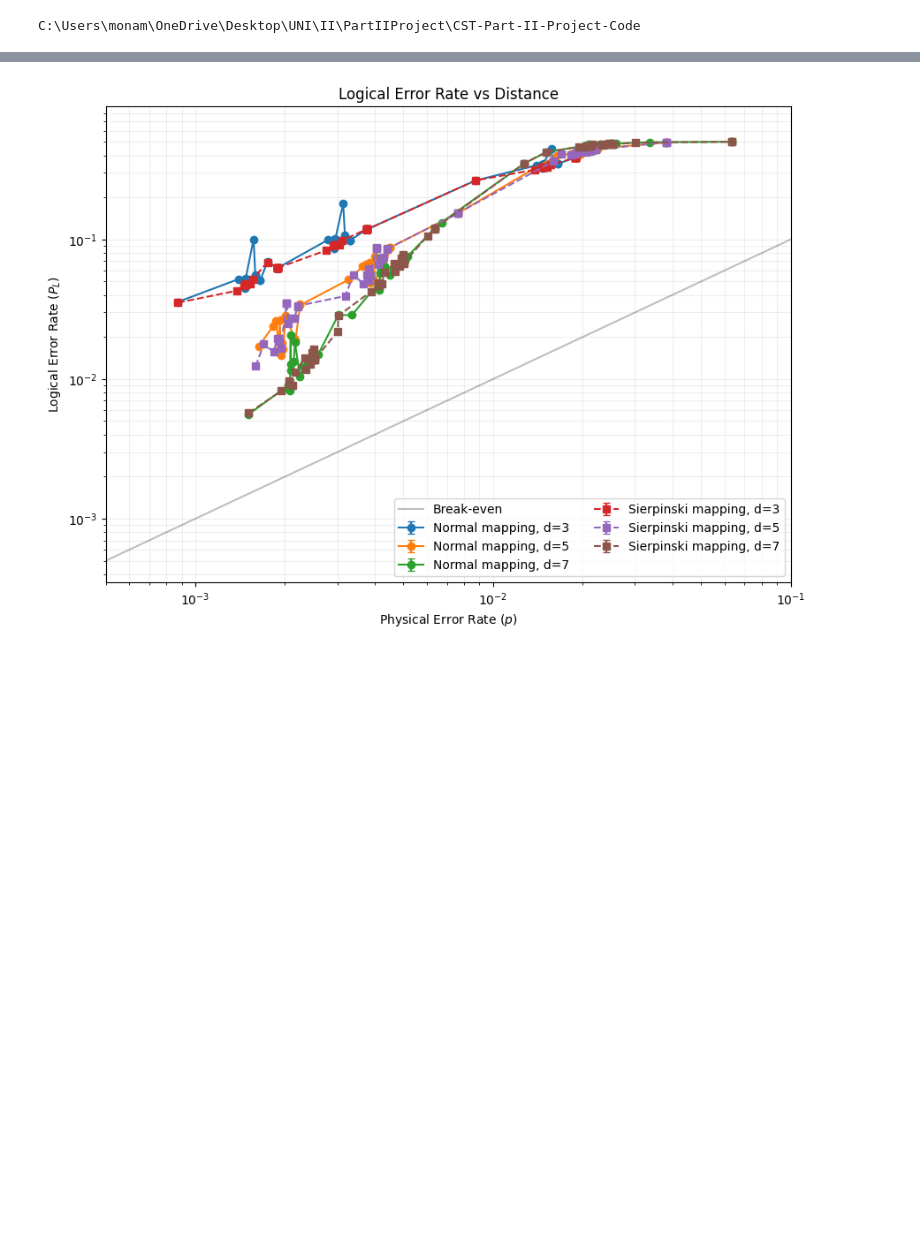
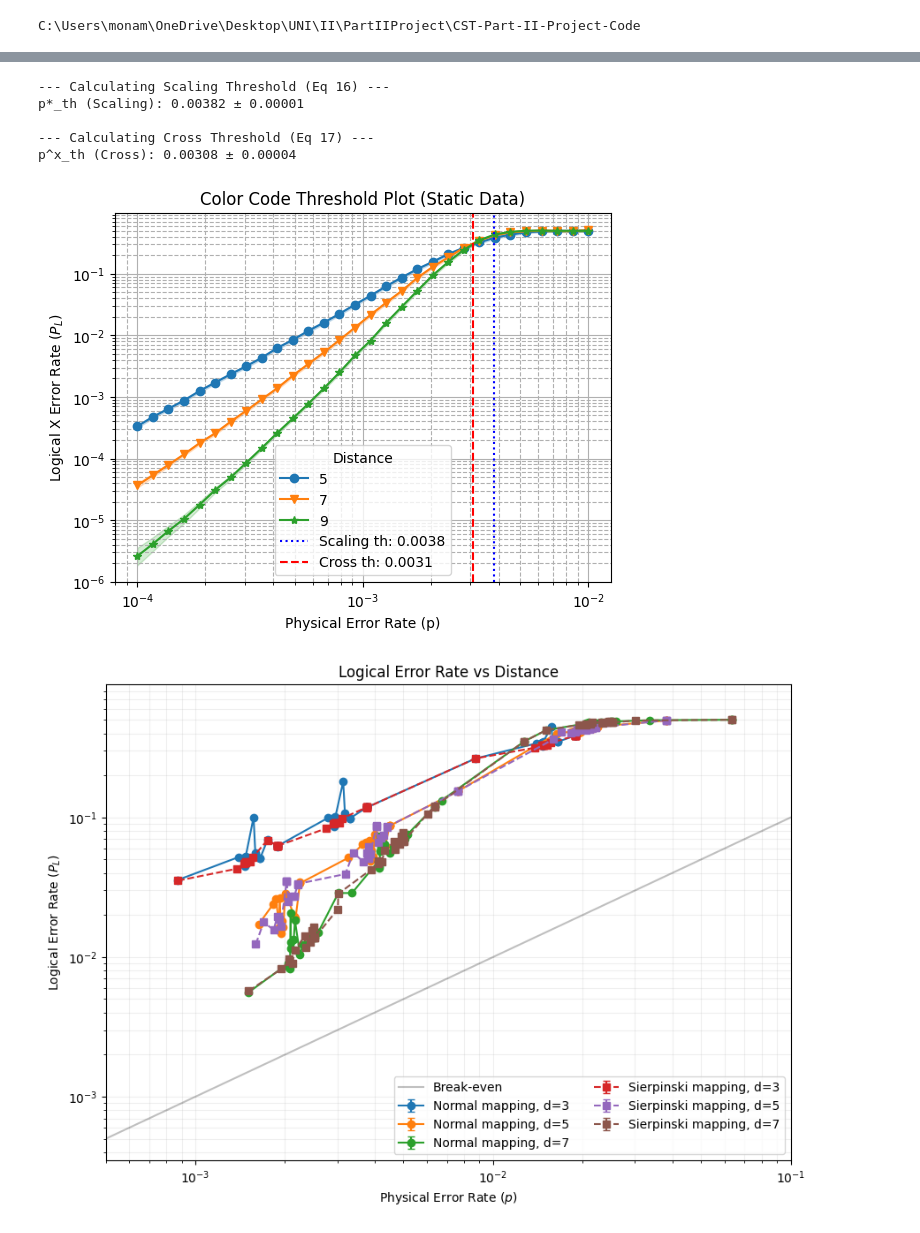
Before and after one commit to monamoeba/CST-Part-II-Project-Code, a Jupyter notebook: color_code_experiments/evaluation_plots.ipynb, the cells around one changed output, grey strips where cells are left out. Drawn from its saved outputs; the diff is of its cells as text; code cells hidden in the pictures; blank space fills up the shorter version.

```diff
--- a/color_code_experiments/evaluation_plots.ipynb
+++ b/color_code_experiments/evaluation_plots.ipynb
@@ -135,3 +151,48 @@ if __name__ == '__main__':
+# %%
+def analyze_and_plot_ZL():
+    # 1. Load the frozen data from your hard drive
+    with open("final_report_666_CC_ZL_data.csv", "r") as f:
+        samples = sinter.stats_from_csv_files(f)
+
+    # 2. Calculate thresholds based on the STATIC dataset
+    # (This will now give you the exact same number every time)
+    popt_scale, popt_cross = calculate_paper_thresholds(samples, estimated_crossing=0.0025)
+
+    # 3. Plotting
+    fig, ax = plt.subplots()
+    sinter.plot_error_rate(
+        ax=ax,
+        stats=samples,
+        x_func=lambda stats: stats.json_metadata['p'],
+        group_func=lambda stats: stats.json_metadata['d'],
+        failure_units_per_shot_func=lambda stats: 1,
+    )
+
+    ax.loglog()
+    ax.set_title("Color Code Threshold Plot (Static Data)")
+    ax.set_xlabel("Physical Error Rate (p)")
+    ax.set_ylabel("Logical X Error Rate ($P_L$)")
+    ax.grid(which='major', linestyle='-')
+    ax.grid(which='minor', linestyle='--')
+
+    # Now you can safely plot your vertical lines because the numbers are stable!
+    if popt_scale is not None:
+        ax.axvline(x=popt_scale[1], color='b', linestyle=':', label=f"Scaling th: {popt_scale[1]:.4f}")
+    if popt_cross is not None:
+        ax.axvline(x=popt_cross[3], color='r', linestyle='--', label=f"Cross th: {popt_cross[3]:.4f}")
+
+    ax.legend(title='Distance')
+    #plt.savefig("ImplCCThresholdPlot_Final_XL.png")
+    plt.show()
+
+analyze_and_plot_ZL()
+# %% [output]
+--- Calculating Scaling Threshold (Eq 16) ---
+p*_th (Scaling): 0.00382 ± 0.00001
+
+--- Calculating Cross Threshold (Eq 17) ---
+p^x_th (Cross): 0.00308 ± 0.00004
+[figure, added]
 # %%
 # want to plot difference between normal + sierpinski mapping - Logical error rate
 
```
Also changed, not shown: parts of 1 cell of this notebook, 10 other files.
